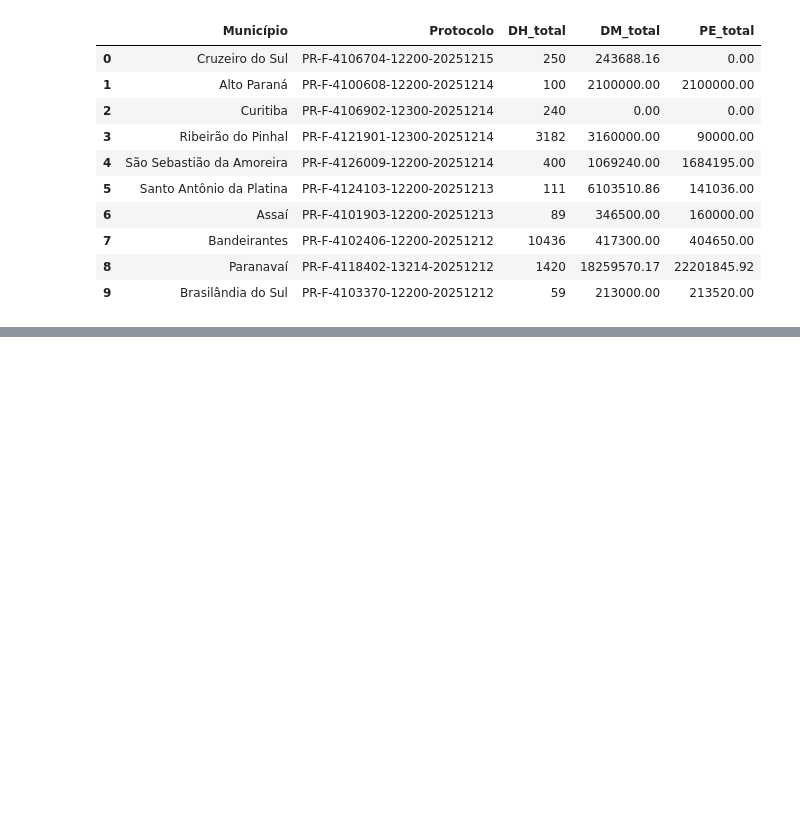
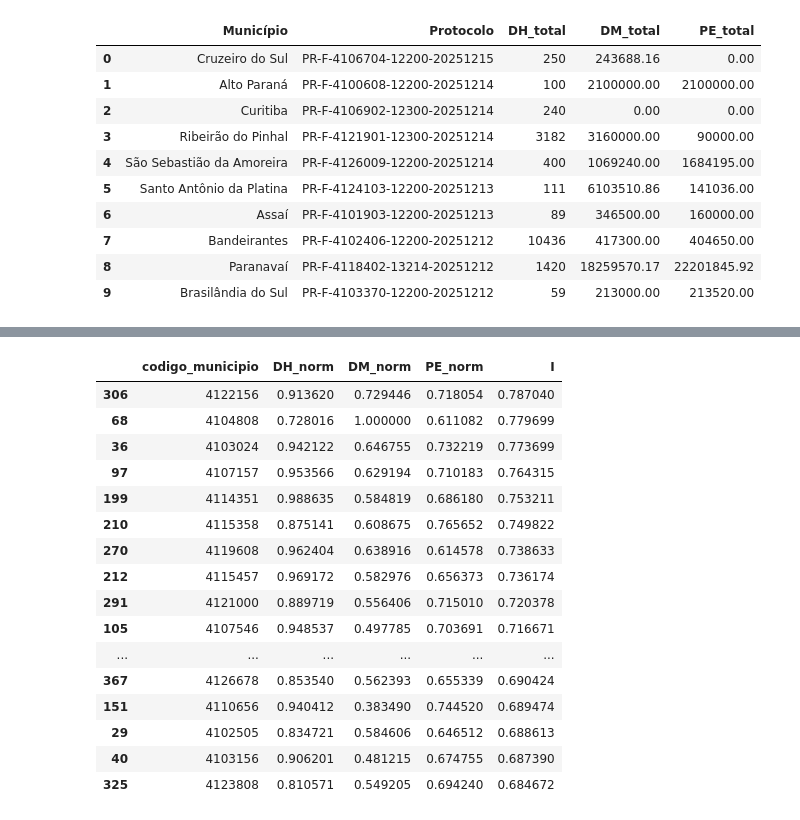
Before and after one commit to vzuza/codigos_amanha, a Jupyter notebook: projeto_codigos_pessoal.ipynb, the cells around one changed output, grey strips where cells are left out. Drawn from its saved outputs; the diff is of its cells as text; code cells hidden in the pictures; blank space fills up the shorter version.

```diff
--- a/projeto_codigos_pessoal.ipynb
+++ b/projeto_codigos_pessoal.ipynb
@@ -986,0 +1043,66 @@ display(
+# %%
+
+#Normalização do impacto (I)
+
+def normalizar_log(coluna):
+
+    valores = np.log1p(coluna.clip(lower=0))
+
+    minimo = valores.min()
+    maximo = valores.max()
+
+    if maximo == minimo:
+        return pd.Series(0.0, index=coluna.index)
+
+    return (valores - minimo) / (maximo - minimo)
+
+
+# Normalização de cada dimensão
+df_impacto_completo['DH_norm'] = normalizar_log(
+    df_impacto_completo['DH_per_capita']
+)
+
+df_impacto_completo['DM_norm'] = normalizar_log(
+    df_impacto_completo['DM_per_capita']
+)
+
+df_impacto_completo['PE_norm'] = normalizar_log(
+    df_impacto_completo['PE_per_capita']
+)
+
+
+# Cálculo do componente Impacto
+colunas_i = [
+    'DH_norm',
+    'DM_norm',
+    'PE_norm'
+]
+
+df_impacto_completo['I'] = (
+    df_impacto_completo[colunas_i].mean(axis=1)
+)
+
+display(
+    df_impacto_completo[
+        ['codigo_municipio', 'DH_norm',
+         'DM_norm', 'PE_norm', 'I']
+    ].sort_values('I', ascending=False).head(20)
+)
+# %% [output]
+|  | codigo_municipio | DH_norm | DM_norm | PE_norm | I |
+| 306 | 4122156 | 0.913620 | 0.729446 | 0.718054 | 0.787040 |
+| 68 | 4104808 | 0.728016 | 1.000000 | 0.611082 | 0.779699 |
+| 36 | 4103024 | 0.942122 | 0.646755 | 0.732219 | 0.773699 |
+| 97 | 4107157 | 0.953566 | 0.629194 | 0.710183 | 0.764315 |
+| 199 | 4114351 | 0.988635 | 0.584819 | 0.686180 | 0.753211 |
+| 210 | 4115358 | 0.875141 | 0.608675 | 0.765652 | 0.749822 |
+| 270 | 4119608 | 0.962404 | 0.638916 | 0.614578 | 0.738633 |
+| 212 | 4115457 | 0.969172 | 0.582976 | 0.656373 | 0.736174 |
+| 291 | 4121000 | 0.889719 | 0.556406 | 0.715010 | 0.720378 |
+| 105 | 4107546 | 0.948537 | 0.497785 | 0.703691 | 0.716671 |
+| ... | ... | ... | ... | ... | ... |
+| 367 | 4126678 | 0.853540 | 0.562393 | 0.655339 | 0.690424 |
+| 151 | 4110656 | 0.940412 | 0.383490 | 0.744520 | 0.689474 |
+| 29 | 4102505 | 0.834721 | 0.584606 | 0.646512 | 0.688613 |
+| 40 | 4103156 | 0.906201 | 0.481215 | 0.674755 | 0.687390 |
+| 325 | 4123808 | 0.810571 | 0.549205 | 0.694240 | 0.684672 |
```
Also changed, not shown: parts of 5 cells of this notebook.
